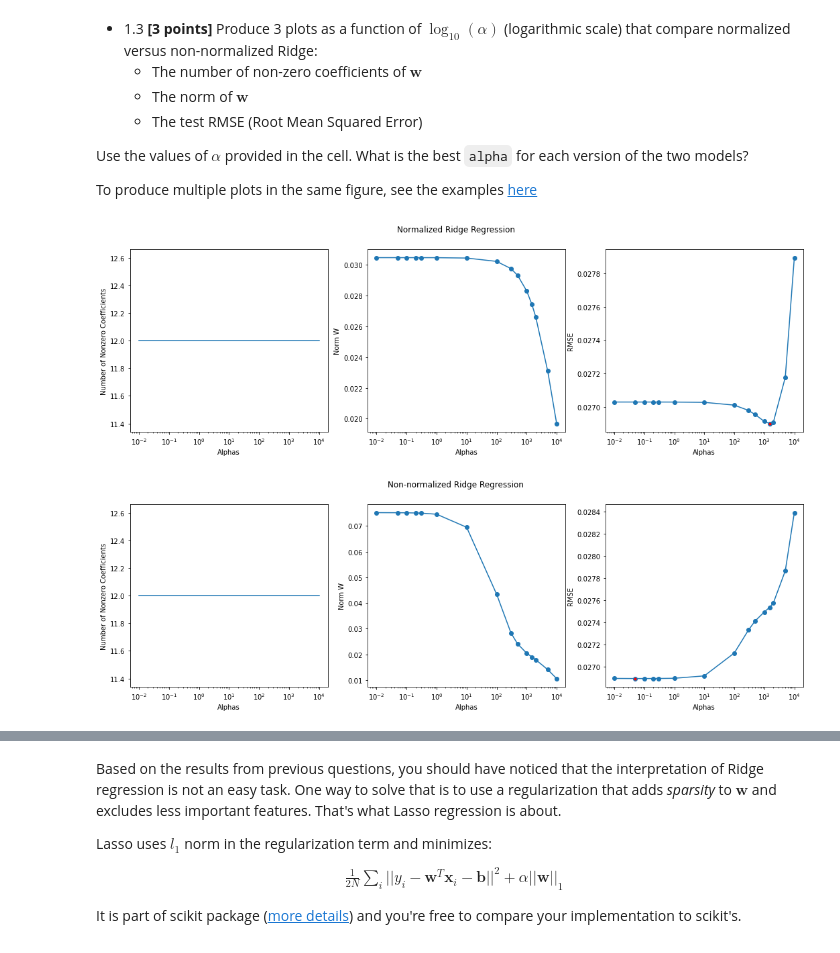
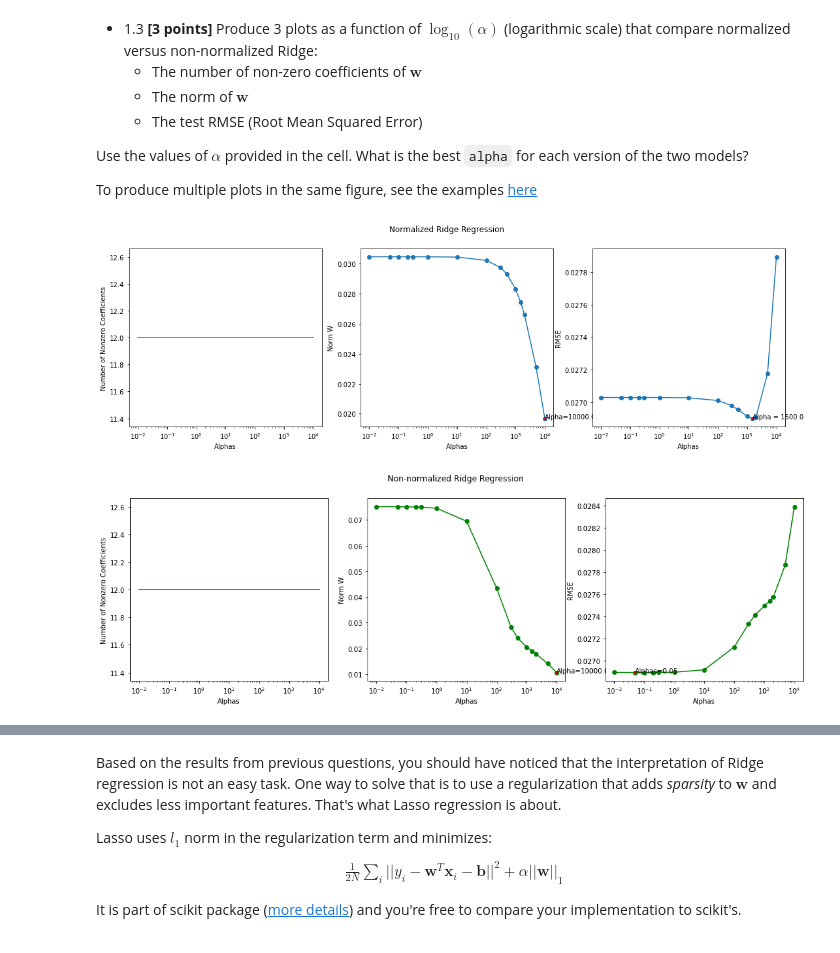
Before and after one commit to brianmoral/ML, a Jupyter notebook: Problem_Sets/Set-3/PS3-Brian-Morales.ipynb, the cells around one changed output, grey strips where cells are left out. Cells and saved outputs as stored; diff of their text form; code cells hidden in the pictures.

```diff
--- a/Problem_Sets/Set-3/PS3-Brian-Morales.ipynb
+++ b/Problem_Sets/Set-3/PS3-Brian-Morales.ipynb
@@ -274,6 +274,15 @@ for _, alpha in enumerate(alphas):
     rmse_arry[_] = rmse
     rmse_non_norm_arry[_] = rmse_non_norm
 
+min_ridge = alphas[np.argmin(rmse_arry)]
+min_ridge_non_norm = alphas[np.argmin(rmse_non_norm_arry)]
+min_rmse = np.min(rmse_arry)
+min_non_rmse = np.min(rmse_non_norm_arry)
+min_norm_w = alphas[np.argmin(norm_w_arry)]
+min_non_norm_w = alphas[np.argmin(norm_w_non_norm_array)]
+ridge_non_zero = num_nonzero_coef_arry
+ridge_non_zero_norm = num_nonzero_coef_non_norm_arry
+
 fig, (ax1, ax2, ax3) = plt.subplots(1, 3)
 fig.suptitle("Normalized Ridge Regression")
 ax1.set_xlabel('Alphas')
@@ -282,53 +291,44 @@ ax1.set_ylabel('Number of Nonzero Coefficients')
 ax1.plot(alphas, num_nonzero_coef_arry)
 
 ax2.set_xlabel('Alphas')
 ax2.set_ylabel('Norm W')
 ax2.set_xscale('log')
 ax2.plot(alphas, norm_w_arry, marker = 'o')
+ax2.plot(min_norm_w, np.min(norm_w_arry), '.', color = 'red')
+ax2.annotate("Alpha=" + str(min_norm_w), (min_norm_w, np.min(norm_w_arry)))
 
 ax3.set_xlabel('Alphas')
 ax3.set_ylabel('RMSE')
 ax3.set_xscale('log')
 ax3.plot(alphas, rmse_arry, marker = 'o')
-ax3.plot(alphas[np.argmin(rmse_arry)], np.min(rmse_arry), '.', color = 'red')
+ax3.plot(min_ridge, np.min(rmse_arry), '.', color = 'red')
+ax3.annotate("Alpha = " + str(min_ridge), (min_ridge, np.min(rmse_arry)))
 
 fig, (ax1, ax2, ax3) = plt.subplots(1, 3)
 fig.suptitle("Non-normalized Ridge Regression")
 ax1.set_xlabel('Alphas')
 ax1.set_ylabel('Number of Nonzero Coefficients')
 ax1.set_xscale('log')
-ax1.plot(alphas, num_nonzero_coef_non_norm_arry)
+ax1.plot(alphas, num_nonzero_coef_non_norm_arry, color = 'green')
 
 ax2.set_xlabel('Alphas')
 ax2.set_ylabel('Norm W')
 ax2.set_xscale('log')
-ax2.plot(alphas, norm_w_non_norm_array, marker = 'o')
+ax2.plot(alphas, norm_w_non_norm_array, marker = 'o', color = 'green')
+ax2.plot(min_non_norm_w, np.min(norm_w_non_norm_array), '.', color = 'red')
+ax2.annotate("Alpha=" + str(min_non_norm_w), (min_non_norm_w, np.min(norm_w_non_norm_array)))
 
 ax3.set_xlabel('Alphas')
 ax3.set_ylabel('RMSE')
 ax3.set_xscale('log')
-ax3.plot(alphas, rmse_non_norm_arry, marker = 'o')
-ax3.plot(alphas[np.argmin(rmse_non_norm_arry)], np.min(rmse_non_norm_arry), '.', color = 'red')
+ax3.plot(alphas, rmse_non_norm_arry, marker = 'o', color = 'green')
+ax3.plot(min_ridge_non_norm, np.min(rmse_non_norm_arry), '.', color = 'red')
+ax3.annotate("Alphas=" + str(min_ridge_non_norm), (min_ridge_non_norm, np.min(rmse_non_norm_arry)))
+plt.show()
 
-min_ridge = np.min(rmse_arry)
-min_ridge_non_norm = np.min(rmse_non_norm_arry)
-# print(min_ridge)
 
-# alpha = 0.5
-# ss = StandardScaler()
-# ex = house_prices.X_train
-# tex = house_prices.X_test
-# ss.fit(ex)
-# ex = ss.transform(ex)
-# ss.fit(tex)
-# tex = ss.transform(tex)
 
-# cd = sklearn.linear_model.Ridge(1000, normalize=False).fit(ex, house_prices.y_train)
-# pred = cd.predict(tex)
-# mean = sklearn.metrics.mean_squared_error(house_prices.y_test, pred)
-# rrmse = np.sqrt(mean)
-# print(rrmse)
 #END
 # %% [output]
-[figure, old version]
+[figure, new version]
-[figure, old version]
+[figure, new version]
```
Also changed, not shown: parts of 20 cells of this notebook.
